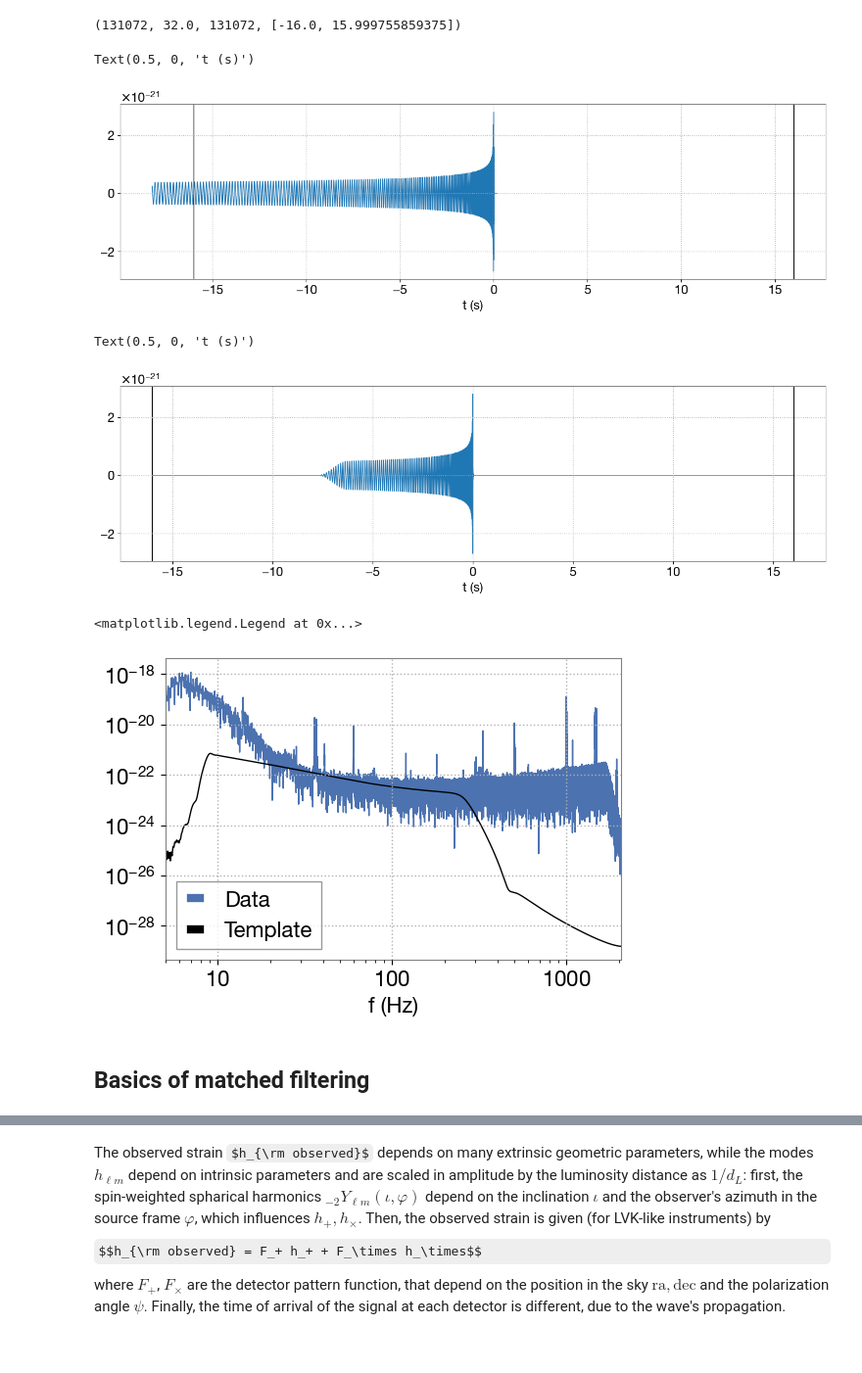
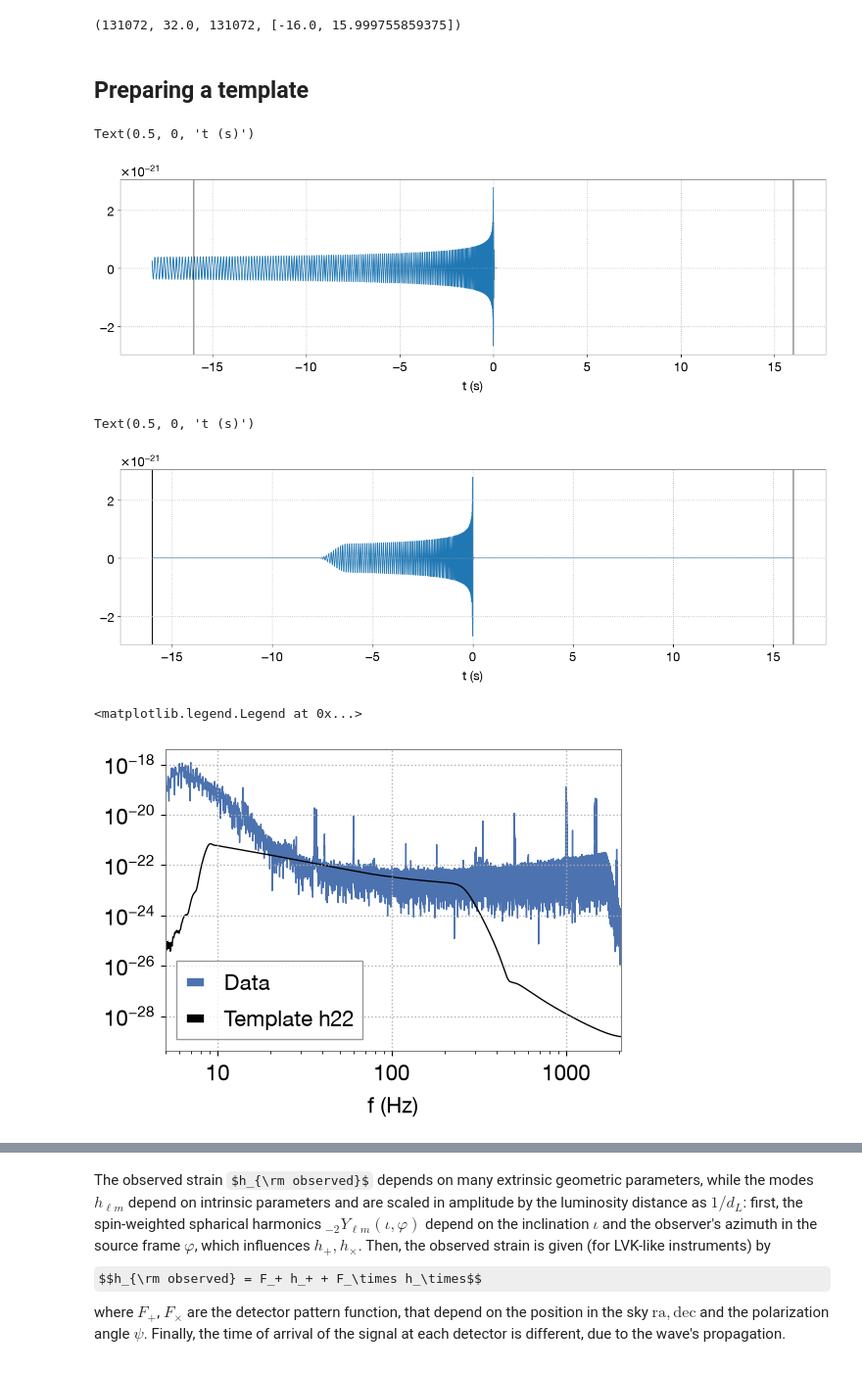
Before and after one commit to SylvainMarsat/gwda_tutorial, a Jupyter notebook: tutorial_1.ipynb, the cells around one changed output, grey strips where cells are left out. Shown at 98% size. Saved outputs shown, nothing was run; the diff lists cells and outputs as text; code cells hidden in the pictures; some formulas as TeX source.

```diff
--- a/tutorial_1.ipynb
+++ b/tutorial_1.ipynb
@@ -187,7 +194,10 @@ def gwsignal_dict_td(m1, m2, chi1, chi2, dist, inclination, f_min, f_ref, f_nyqu
                     'condition': 0}
     return python_dict
 
-def gwsignal_GenerateTDModes(m1, m2, chi1, chi2, dist=1e3, f_min=10., f_ref=10., f_nyquist=1024., phi_ref=0., approximant='IMRPhenomTPHM'):
+def gwsignal_GenerateTDModes(m1, m2, chi1, chi2, dist=1e3, f_min=10., f_ref=None, f_nyquist=1024., phi_ref=0., approximant='IMRPhenomTPHM'):
+
+    if f_ref is None:
+        f_ref = f_min
 
     inclination = 0. # ignored for modes generation
     python_dict = gwsignal_dict_td(m1, m2, chi1, chi2, dist, inclination, f_min, f_ref, f_nyquist, phi_ref)
@@ -207,7 +217,10 @@ def gwsignal_GenerateTDModes(m1, m2, chi1, chi2, dist=1e3, f_min=10., f_ref=10.,
 
     return hlm
 
-def gwsignal_GenerateTDhphc(m1, m2, chi1, chi2, dist=1e3, inclination=np.pi/3, f_min=10., f_ref=10., f_nyquist=1024., phi_ref=0., approximant='IMRPhenomTPHM'):
+def gwsignal_GenerateTDhphc(m1, m2, chi1, chi2, dist=1e3, inclination=np.pi/3, f_min=10., f_ref=None, f_nyquist=1024., phi_ref=0., approximant='IMRPhenomTPHM'):
+
+    if f_ref is None:
+        f_ref = f_min
 
     python_dict = gwsignal_dict_td(m1, m2, chi1, chi2, dist, inclination, f_min, f_ref, f_nyquist, phi_ref)
 
@@ -840 +853,12 @@ strain_L1_tap = w * strain_L1_d
+# %%
+# Tapering data at both ends
+
+# Syntax: window_planck(x, xstart, xend, deltax_start, deltax_end)
+# Window that selects the interval [xstart, xend], with a smooth tapering on the intervals [xstart, xstart + deltax_start] and [xend - deltax_end, xend]
+# Returns a vector of values in [0,1] the same shape as the vector x
+
+# Here we can keep the full length of data and taper 2s at each end
+w = window_planck(times, times[0], times[-1], 2., 2.)
+strain_H1_tap = w * strain_H1
+strain_L1_tap = w * strain_L1
 # %%
@@ -857,0 +875,13 @@ df
+# %%
+# Fourier transform of the tapered data
+
+# Syntax: fft_positivef(time, data_td)
+# Return two vectors: frequencies, complex FFT
+# Returns data on just the positive frequencies
+
+f, strain_H1_fd = fft_positivef(times, strain_H1_tap)
+f, strain_L1_fd = fft_positivef(times, strain_L1_tap)
+
+# Frequency sampling interval: df = 1/T with T the total duration
+df = f[1] - f[0]
+df
@@ -1010,6 +1112,8 @@ strain_L1_d = strain_L1[mask_d]
 n, n*dt, len(times_d), [times_d[0], times_d[-1]]
 # %% [output]
 (131072, 32.0, 131072, [-16.0, 15.999755859375])
+# %% [markdown]
+## Preparing a template
 # %%
 # Generate TD h2-2 template from best-guess masses
 
@@ -1034,7 +1138,7 @@ ax.axvline(times_d[-1], c='k')
 ax.set_xlabel(r't (s)')
 # %% [output]
 Text(0.5, 0, 't (s)')
-[figure, old version]
+[figure, new version]
 # %%
 # Template FD
 # Tapering template at both ends
@@ -1054,7 +1158,7 @@ template_d[mask_data] = template[mask_template]
 
 w = window_planck(times_d, -8., 8., 2., 2.)
 
-f, template_fd = fft_positivef(times_d, w * template_d)
+f_d, template_h22_fd = fft_positivef(times_d, w * template_d)
 # %%
 fig, ax = plt.subplots(1,1, figsize=[16,4])
 ax.plot(times_d, np.real(w * template_d))
@@ -1064,18 +1168,16 @@ ax.axvline(times_d[-1], c='k')
 ax.set_xlabel(r't (s)')
 # %% [output]
 Text(0.5, 0, 't (s)')
-[figure, old version]
+[figure, new version]
 # %%
 fig, ax = plt.subplots(1,1, figsize=[6,4])
 ax.loglog(f_d, np.abs(strain_H1_fd), c=colors[0], label=r'Data')
-ax.loglog(f_d, np.abs(template_fd), c='k', label=r'Template')
+ax.loglog(f_d, np.abs(template_h22_fd), c='k', label=r'Template h22')
 
 ax.set_xlim(5., 2048.)
 
 ax.set_xlabel(r'f (Hz)')
 ax.legend(loc='lower left')
 # %% [output]
 <matplotlib.legend.Legend at 0x...>
-[figure, old version]
+[figure, new version]
-# %% [markdown]
-## Basics of matched filtering
```
Also changed, not shown: parts of 82 cells of this notebook, 1 other file.
